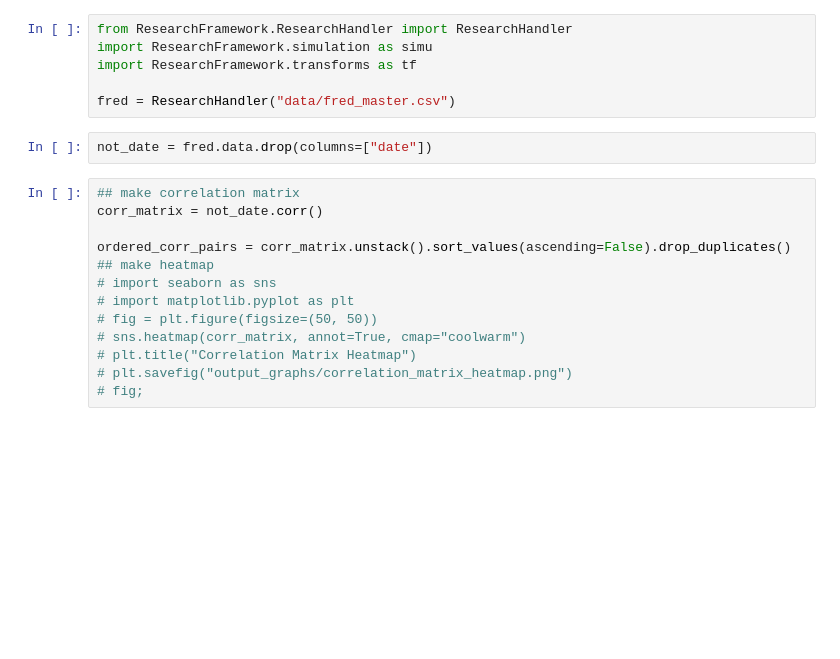
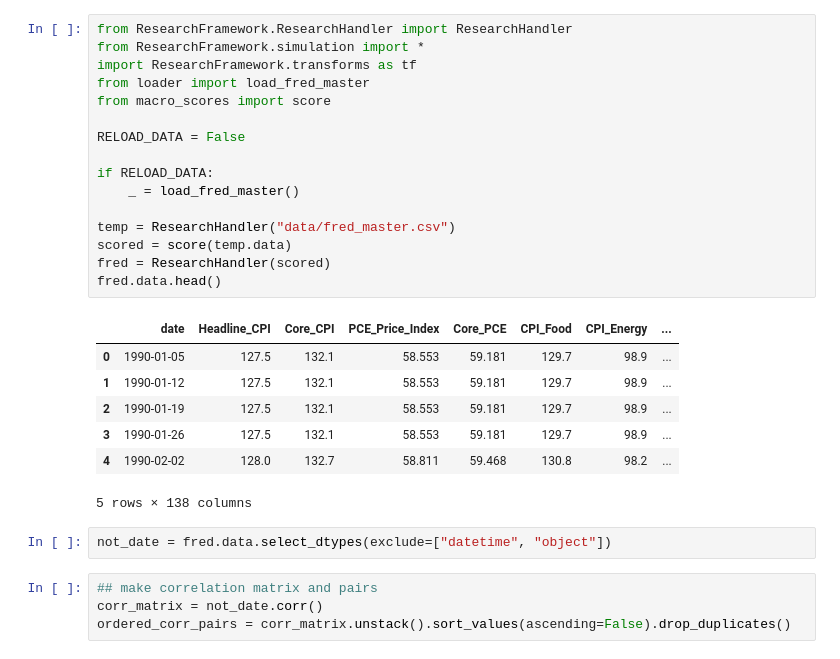
Before and after one commit to iasolb/FRED_DebtAnalysis, a Jupyter notebook: analysis.ipynb, the cells around one changed output. Saved outputs shown, nothing was run; the diff lists cells and outputs as text; blank space fills up the shorter version.

```diff
--- a/analysis.ipynb
+++ b/analysis.ipynb
@@ -1,24 +1,33 @@
 # %%
 from ResearchFramework.ResearchHandler import ResearchHandler
-import ResearchFramework.simulation as simu
+from ResearchFramework.simulation import *
 import ResearchFramework.transforms as tf
+from loader import load_fred_master
+from macro_scores import score
 
-fred = ResearchHandler("data/fred_master.csv")
+RELOAD_DATA = False
+
+if RELOAD_DATA:
+    _ = load_fred_master()
+
+temp = ResearchHandler("data/fred_master.csv")
+scored = score(temp.data)
+fred = ResearchHandler(scored)
+fred.data.head()
+# %% [output]
+|  | date | Headline_CPI | Core_CPI | PCE_Price_Index | Core_PCE | CPI_Food | CPI_Energy | ... |
+| 0 | 1990-01-05 | 127.5 | 132.1 | 58.553 | 59.181 | 129.7 | 98.9 | ... |
+| 1 | 1990-01-12 | 127.5 | 132.1 | 58.553 | 59.181 | 129.7 | 98.9 | ... |
+| 2 | 1990-01-19 | 127.5 | 132.1 | 58.553 | 59.181 | 129.7 | 98.9 | ... |
+| 3 | 1990-01-26 | 127.5 | 132.1 | 58.553 | 59.181 | 129.7 | 98.9 | ... |
+| 4 | 1990-02-02 | 128.0 | 132.7 | 58.811 | 59.468 | 130.8 | 98.2 | ... |
+5 rows × 138 columns
-# %%
-not_date = fred.data.drop(columns=["date"])
+# %%
+not_date = fred.data.select_dtypes(exclude=["datetime", "object"])
 # %%
-## make correlation matrix
+## make correlation matrix and pairs
 corr_matrix = not_date.corr()
-
 ordered_corr_pairs = corr_matrix.unstack().sort_values(ascending=False).drop_duplicates()
-## make heatmap
-# import seaborn as sns
-# import matplotlib.pyplot as plt
-# fig = plt.figure(figsize=(50, 50))
-# sns.heatmap(corr_matrix, annot=True, cmap="coolwarm")
-# plt.title("Correlation Matrix Heatmap")
-# plt.savefig("output_graphs/correlation_matrix_heatmap.png")
-# fig;
 # %%
 op = pd.DataFrame(ordered_corr_pairs, columns=["Correlation"])
 op.index = pd.MultiIndex.from_tuples(op.index, names=["Var1", "Var2"])
```
Also changed, not shown: parts of 3 cells of this notebook, 6 other files.
